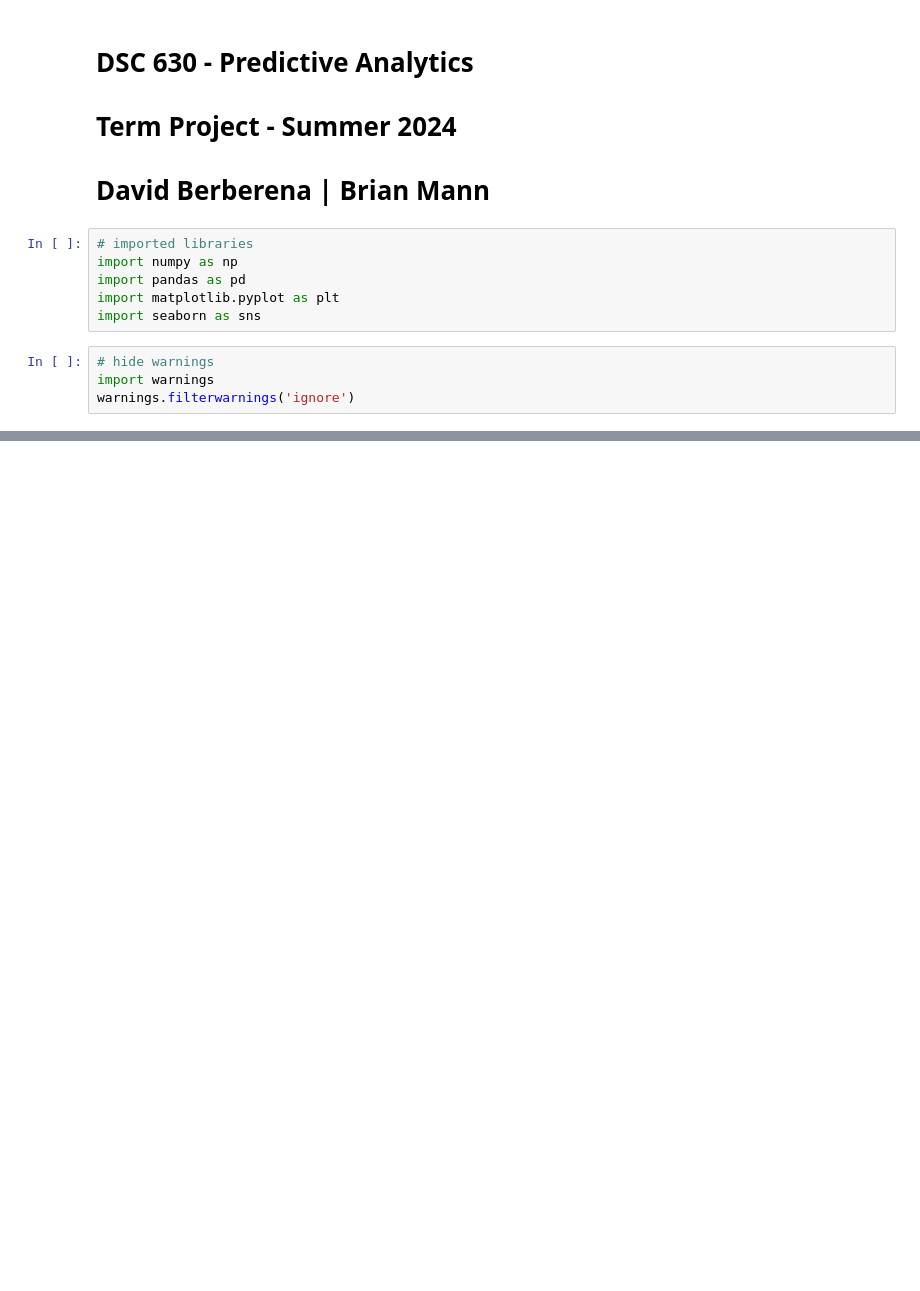
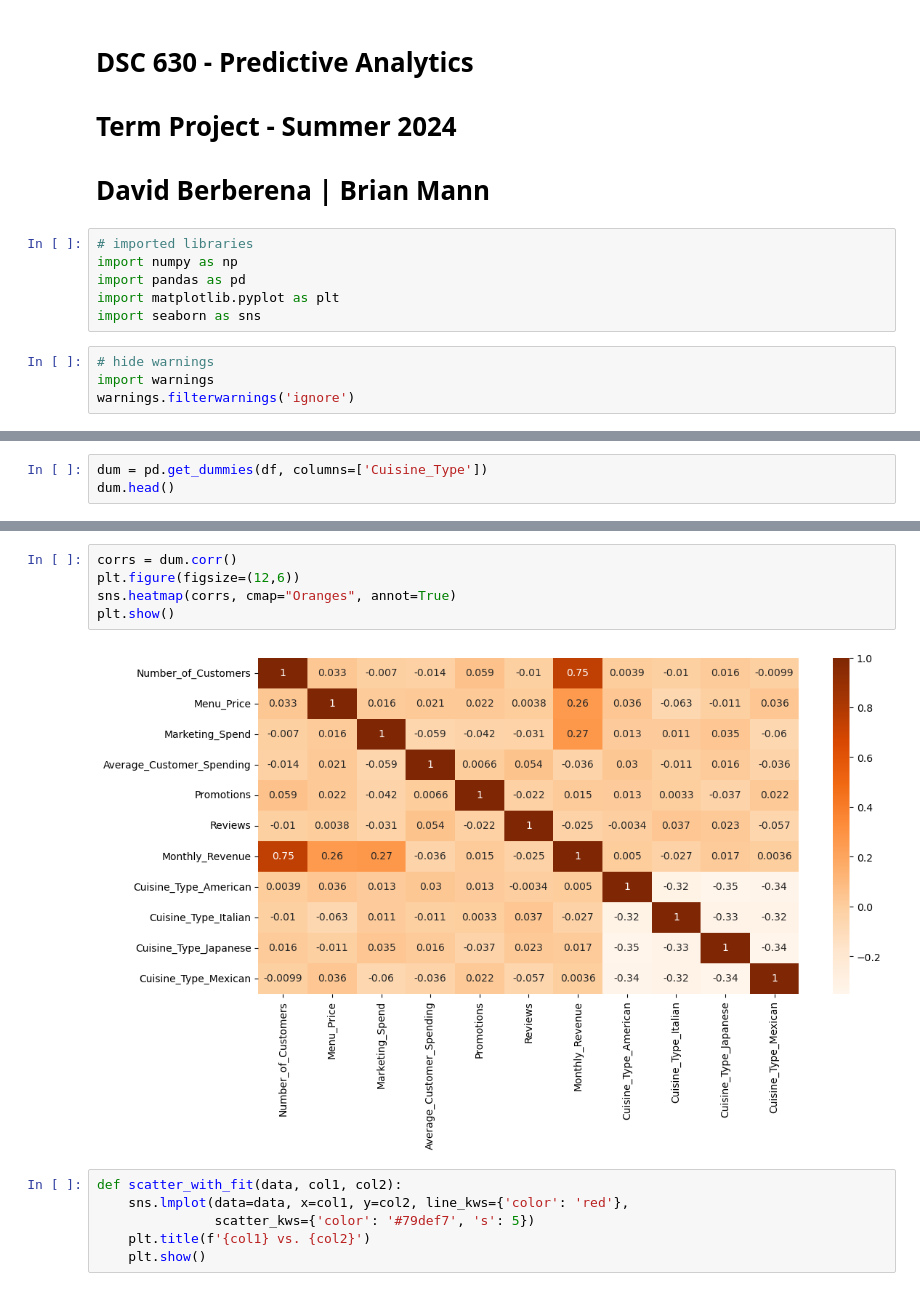
Before and after one commit to bam0/RestaurantRevenuePrediction, a Jupyter notebook: DSC_630_Term_Project.ipynb, the cells around one changed output, grey strips where cells are left out. Cells and saved outputs as stored; diff of their text form; blank space fills up the shorter version.

```diff
--- a/DSC_630_Term_Project.ipynb
+++ b/DSC_630_Term_Project.ipynb
@@ -23,0 +91,3 @@ url1 = 'www.example1.com/data'
+# %%
+dum = pd.get_dummies(df, columns=['Cuisine_Type'])
+dum.head()
@@ -23,0 +101,13 @@ url1 = 'www.example1.com/data'
+# %%
+corrs = dum.corr()
+plt.figure(figsize=(12,6))
+sns.heatmap(corrs, cmap="Oranges", annot=True)
+plt.show()
+# %% [output]
+[figure, added]
+# %%
+def scatter_with_fit(data, col1, col2):
+    sns.lmplot(data=data, x=col1, y=col2, line_kws={'color': 'red'},
+               scatter_kws={'color': '#79def7', 's': 5})
+    plt.title(f'{col1} vs. {col2}')
+    plt.show()
```
Also changed, not shown: parts of 21 cells of this notebook.
